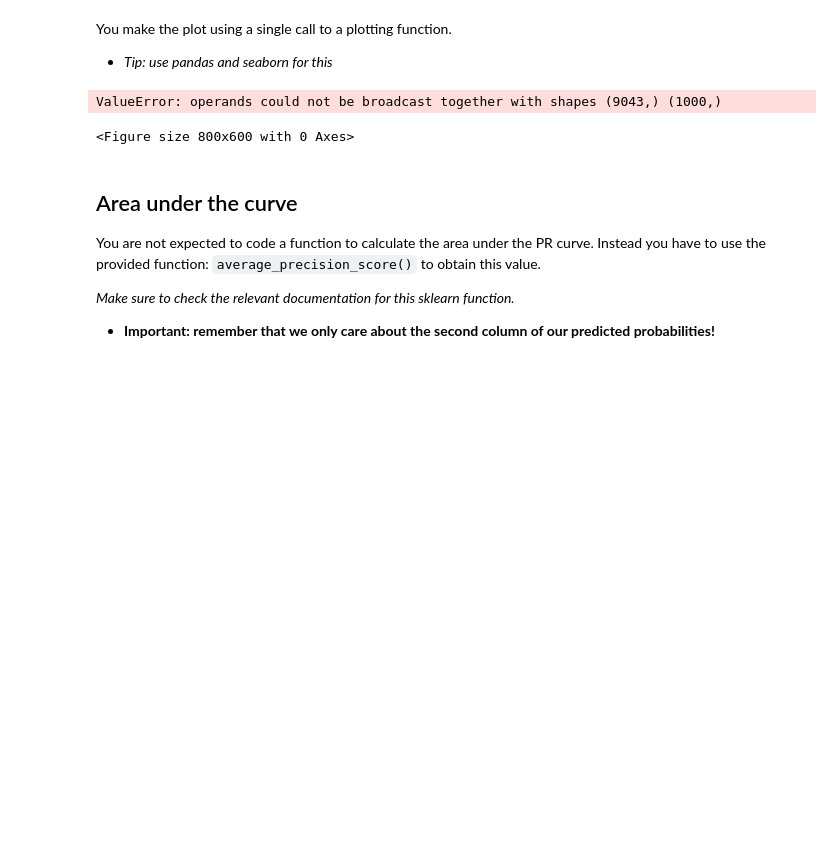
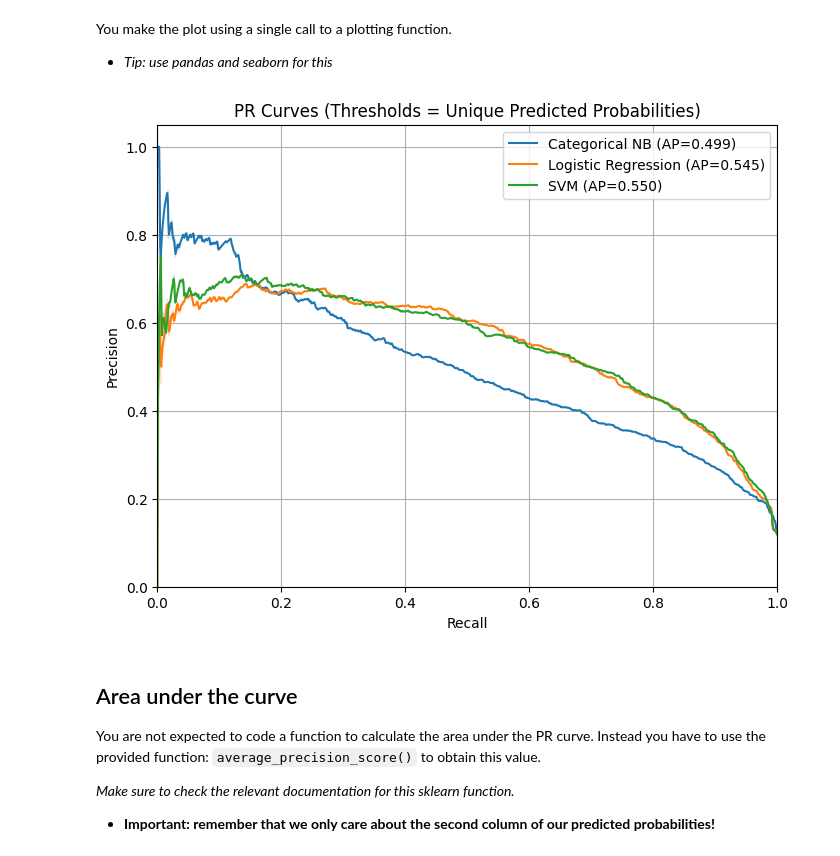
Before and after one commit to davi-dressler/fgv_tacd, a Jupyter notebook: fgv-class-2026-tarefa-1-master/T1_template.ipynb, the cells around one changed output. Saved outputs shown, nothing was run; the diff lists cells and outputs as text; code cells hidden in the pictures; blank space fills up the shorter version.

```diff
--- a/fgv-class-2026-tarefa-1-master/T1_template.ipynb
+++ b/fgv-class-2026-tarefa-1-master/T1_template.ipynb
@@ -194,4 +161,0 @@ y_proba_cnb_class1 = y_proba_cnb[:,1]
-# %%
-threshold = 0.9
-y_previsto = y_proba_cnb_class1 >= threshold
-y_previsto
@@ -250,4 +197,4 @@ def get_precision_recall(predicted_values, true_labels, threshold):
 # this function would calculate the confusion matrix and then the precision and recall to return it as two separate values.
 
 # to then use the output values of this function you would do something like:
-precision, recall = get_precision_recall(y_proba_lr, y_test, threshold)
+# precision, recall = get_precision_recall(y_proba_lr, y_test, threshold)
@@ -291,40 +209,57 @@ You make the plot using a single call to a plotting function.
 # %%
 # Your code goes here
 # Here you must complete the calls to plt.plot() with the right input arguments
 # Following that you will need to generate the correct plot properties below
 
-def get_precision_recall_vector(predicted_values, true_labels, threshold):
-    for t in threshold:
-        precision, recall = get_precision_recall(y_proba_lr, y_test, threshold)
+def get_precision_recall_df(predicted_values, true_labels, threshold):
+    precision = np.zeros(threshold.size)
+    recall = np.zeros(threshold.size)
 
+    for t in range(threshold.size):
+        precision_value, recall_value = get_precision_recall(predicted_values, true_labels, threshold[t])
+        precision[t] = precision_value
+        recall[t] = recall_value
+
+    df = pd.DataFrame({"threshold": threshold,
+                       "precision": precision,
+                       "recall": recall})
+
+    return df
+
+df_cnb = get_precision_recall_df(y_proba_cnb[:,1], y_test,  np.unique(y_proba_cnb[:,1]))
+df_lr = get_precision_recall_df(y_proba_lr[:,1], y_test, np.unique(y_proba_lr[:,1]))
+df_svm = get_precision_recall_df(y_proba_svm[:,1], y_test, np.unique(y_proba_svm[:,1]))
 
 fig = plt.figure(figsize=(8,6))
-threshold = np.linspace(0,1,1000)
+
 # PR Curve for the Categorical Naive Bayes
-cat = pd.DataFrame({"threshold": threshold})
-cat["precision"], cat["recall"] = get_precision_recall(y_proba_cnb_class1, y_test, threshold)
-plt.plot()
+sns.lineplot(x= df_cnb["recall"], y=df_cnb["precision"], label= "Categorical NB (AP=0.499)")
+
 # PR Curve for Logistic Regression
-plt.plot()
+sns.lineplot(x= df_lr["recall"], y=df_lr["precision"], label= "Logistic Regression (AP=0.545)")
+
 # PR Curve for SVM
-plt.plot()
+sns.lineplot(x= df_svm["recall"], y=df_svm["precision"], label = "SVM (AP=0.550)")
+
 
 
 # Plot properties
 # Title
-
+plt.title("PR Curves (Thresholds = Unique Predicted Probabilities)")
+plt.grid(True)
 # X-Ticks and X-label
-
+plt.xlabel("Recall")
+plt.xticks([0.0, 0.2,0.4,0.6,0.8,1.0])
+plt.xlim((0,1))
 # Y-Ticks and Y-label
-
+plt.ylabel("Precision")
+plt.yticks([0.0, 0.2,0.4,0.6,0.8,1.0])
+plt.ylim((0,1.05))
 # Legend
-
+plt.legend()
 plt.show()
-threshold
-cat
 # %% [output]
-ValueError: operands could not be broadcast together with shapes (9043,) (1000,)
-<Figure size 800x600 with 0 Axes>
+[figure, added]
 # %% [markdown]
 ## Area under the curve
 You are not expected to code a function to calculate the area under the PR curve. Instead you have to use the provided function: `average_precision_score()` to obtain this value.
```
Also changed, not shown: parts of 12 cells of this notebook.
